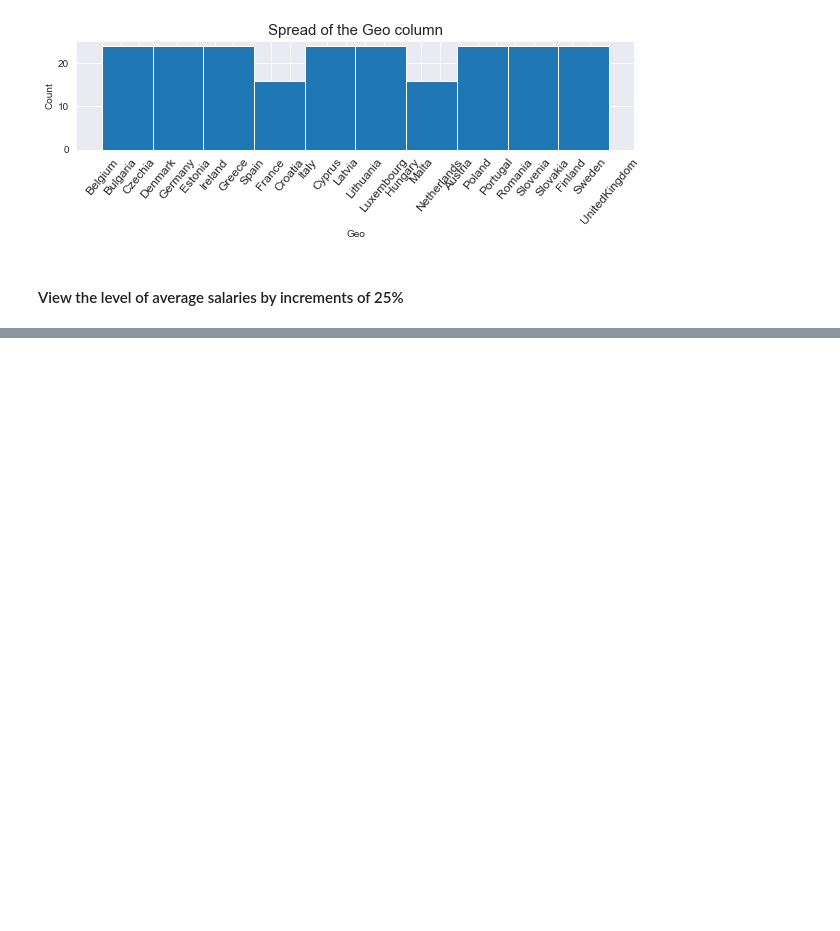
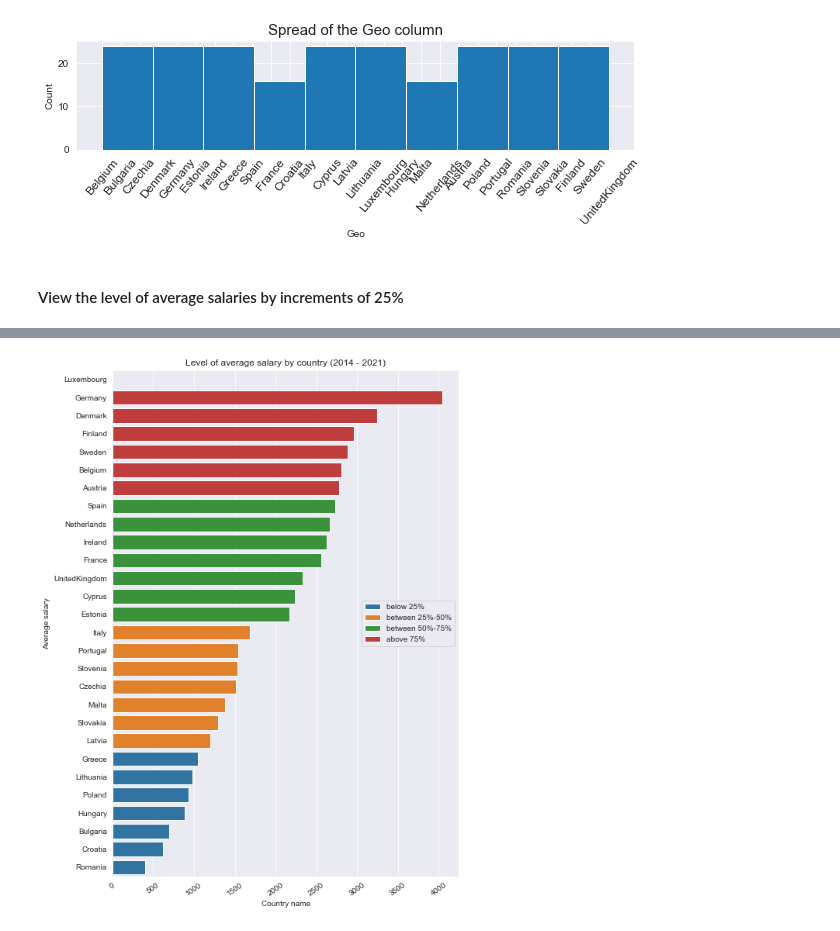
Before and after one commit to udrag/Civil-Servant-Salary-EU-, a Jupyter notebook: EU_Civil_Servants_Salary-data_visualization.ipynb, the cells around one changed output, grey strips where cells are left out. Saved outputs shown, nothing was run; the diff lists cells and outputs as text; code cells hidden in the pictures; blank space fills up the shorter version.

Commit message:
Update EU_Civil_Servants_Salary-data_visualization.ipynb
- added a barplot for the average salary of the whole period (2014-2021).

```diff
--- a/EU_Civil_Servants_Salary-data_visualization.ipynb
+++ b/EU_Civil_Servants_Salary-data_visualization.ipynb
@@ -61,11 +75,17 @@ df_total = df_salary.groupby("geo", as_index=False)["value"].mean()
 # %%
-# check the bin values by increments of 25%
-df_total.describe()[3:]
+
 
 # assign the bins
-bin_edges = [df_total.describe()[3:].values[0], # min values
-             df_total.describe()[3:].values[1], # 25% value
-             df_total.describe()[3:].values[2], # 50% value
-             df_total.describe()[3:].values[3], # 75% value
-             df_total.describe()[3:].values[4]] # max values
-bin_labels = ['low', 'mid-low', 'mid-high', 'high']
+bin_edges = [int(df_total.describe()[3:].values[0]), # min values
+             int(df_total.describe()[3:].values[1]), # 25% value
+             int(df_total.describe()[3:].values[2]), # 50% value
+             int(df_total.describe()[3:].values[3]), # 75% value
+             int(df_total.describe()[3:].values[4])] # max values
+bin_names = ['below 25%', 'between 25%-50%', 'between 50%-75%', 'above 75%']
+
+# cut the bins and add them to the new column
+df_total['level'] = pd.cut(df_total['value'], bin_edges, labels=bin_names)
+
+# change the data type to categories
+bin_cat = pd.api.types.CategoricalDtype(ordered=True, categories=bin_names)
+df_total['level'] = df_total['level'].astype(bin_cat)
@@ -79,0 +112,23 @@ sns.barplot(x="geo",
+# %%
+# create a matplotlib figure
+f, ax = plt.subplots(figsize=(8, 12))
+
+# load the salary dataset
+salary = df_total.sort_values("value", ascending=False)
+
+# plot the average salary data
+sns.barplot(x="value",
+            y="geo",
+            hue="level",
+            data=salary,
+            dodge=False)
+
+# Add a legend and informative axis label
+ax.legend(ncol=1, loc="center right", frameon=True)
+
+plt.title("Level of average salary by country (2014 - 2021)")
+plt.xlabel("Country name")
+plt.xticks(rotation=35)
+plt.ylabel("Average salary");
+# %% [output]
+[figure, added]
```
Also changed, not shown: parts of 4 cells of this notebook.
